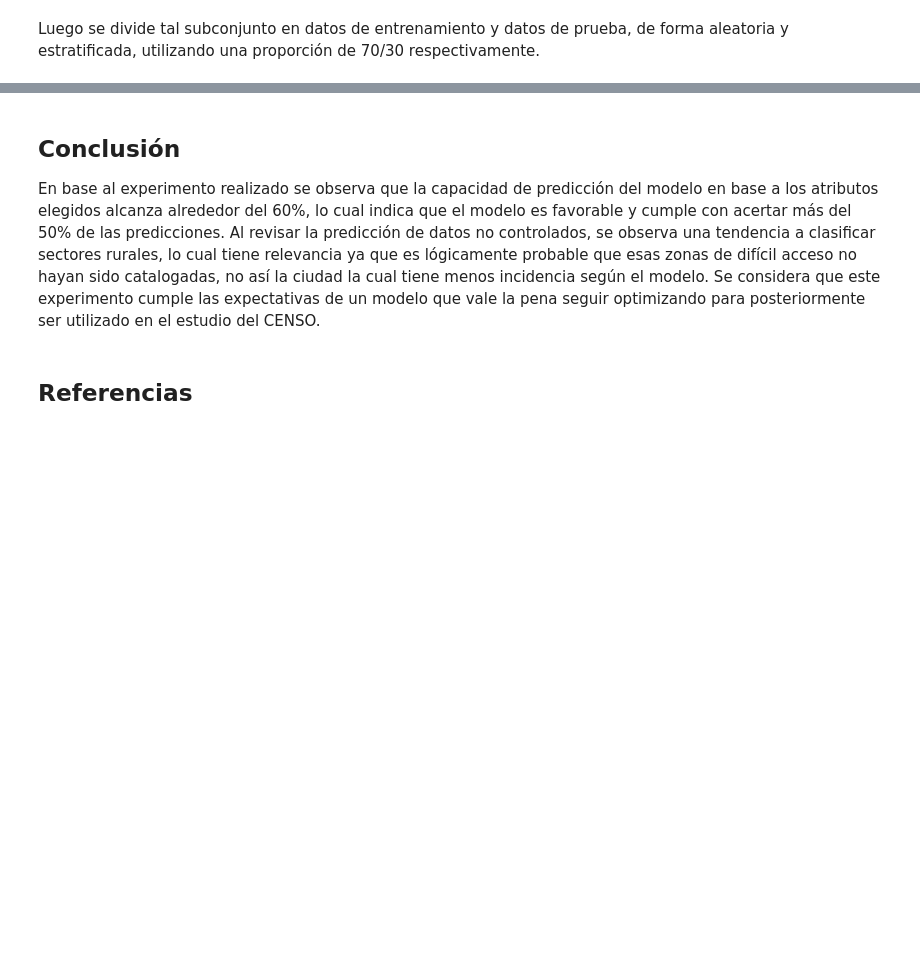
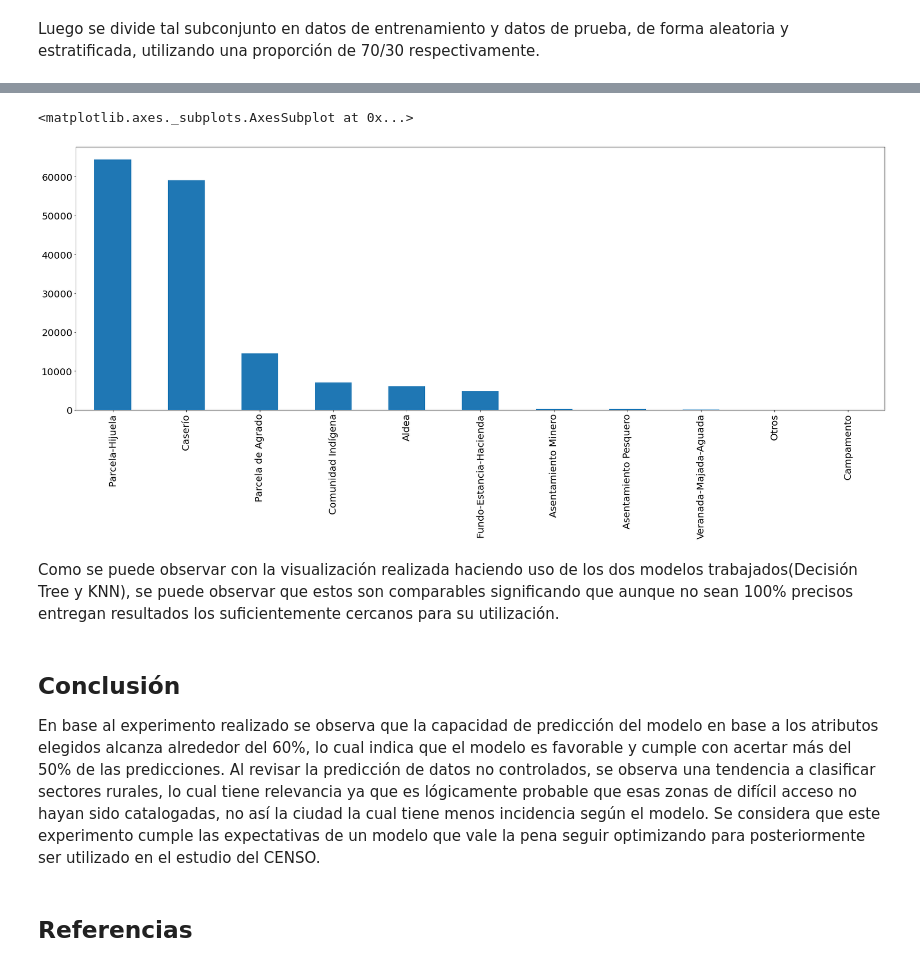
Before and after one commit to DiegoVeraSuazo/IngenieriaDeDatos_G4, a Jupyter notebook: hito2_g_4.ipynb, the cells around one changed output, grey strips where cells are left out. Drawn from its saved outputs; the diff is of its cells as text; code cells hidden in the pictures; blank space fills up the shorter version.

```diff
--- a/hito2_g_4.ipynb
+++ b/hito2_g_4.ipynb
@@ -271,0 +281,8 @@ Fundo-Estancia-Hacienda       0.40      0.54      0.46      1029
+# %%
+from sklearn.neighbors import KNeighborsClassifier
+
+clf_orig_knn = KNeighborsClassifier()
+clf_orig_knn.fit(X_train, y_train)  ## Se entrena con features X_train y clases y_train
+y_pred_knn = clf_orig_knn.predict(X_test)  ## Se predicen con nuevos datos a partir de X_test
+print("Accuracy en test set:", accuracy_score(y_test, y_pred_knn))   ## Se evalúa la predicción comparando y_test con y_pred
+print(classification_report(y_test, y_pred_knn))  #Se muestra el reporte de clasificación
@@ -279,6 +317,9 @@ clase = "NOM_CAT_ENT"
 # Con el modelo entrenado se utilizan las filas con valores Indeterminados para realizar la predicción con el modelo entrenado
 Censo_Filtrado_con_indeterminadas = Censo_Filtrado_variables_significativas.loc[Censo_Filtrado[clase] == "Indeterminada"]
 X_indeterm = Censo_Filtrado_con_indeterminadas.loc[:, Censo_Filtrado_con_indeterminadas.columns != clase]
+X_indeterm_knn = X_indeterm
 y_pred_indeterm = clf_orig.predict(X_indeterm.values)
+y_pred_indeterm_knn = clf_orig_knn.predict(X_indeterm_knn.values)
 X_indeterm["NOM_CAT_ENT"] = y_pred_indeterm
+X_indeterm_knn["NOM_CAT_ENT"] = y_pred_indeterm_knn
 # %% [markdown]
@@ -294,5 +335,13 @@ X_indeterm["NOM_CAT_ENT"].value_counts().plot(kind='bar', figsize=(30,10), fonts
+# %%
+# Visualización de la predicción realizada (KNN)
+X_indeterm_knn["NOM_CAT_ENT"].value_counts().plot(kind='bar', figsize=(30,10), fontsize=20)
+# %% [output]
+<matplotlib.axes._subplots.AxesSubplot at 0x...>
+[figure, added]
+# %% [markdown]
+Como se puede observar con la visualización realizada haciendo uso de los dos modelos trabajados(Decisión Tree y KNN), se puede observar que estos son comparables significando que aunque no sean 100% precisos entregan resultados los suficientemente cercanos para su utilización.
 # %% [markdown]
-## Conclusión ##
+## Conclusión
 En base al experimento realizado se observa que la capacidad de predicción del modelo en base a los atributos elegidos alcanza alrededor del 60%, lo cual indica que el modelo es favorable y cumple con acertar más del 50% de las predicciones. Al revisar la predicción de datos no controlados, se observa una tendencia a clasificar sectores rurales, lo cual tiene relevancia ya que es lógicamente probable que esas zonas de difícil acceso no hayan sido catalogadas, no así la ciudad la cual tiene menos incidencia según el modelo. Se considera que este experimento cumple las expectativas de un modelo que vale la pena seguir optimizando para posteriormente ser utilizado en el estudio del CENSO.
 # %% [markdown]
 ## Referencias ##
```
Also changed, not shown: parts of 17 cells of this notebook, 1 other file.
